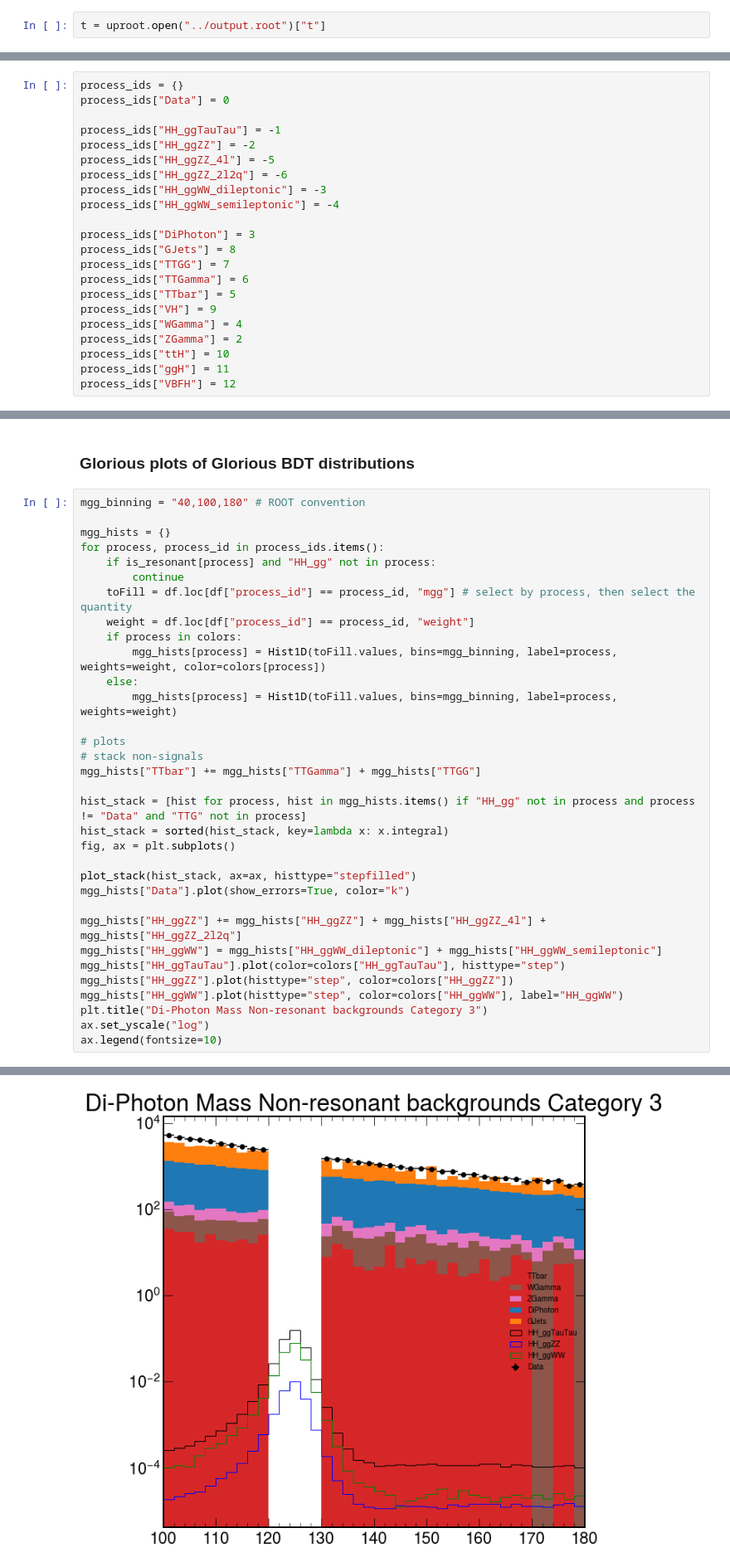
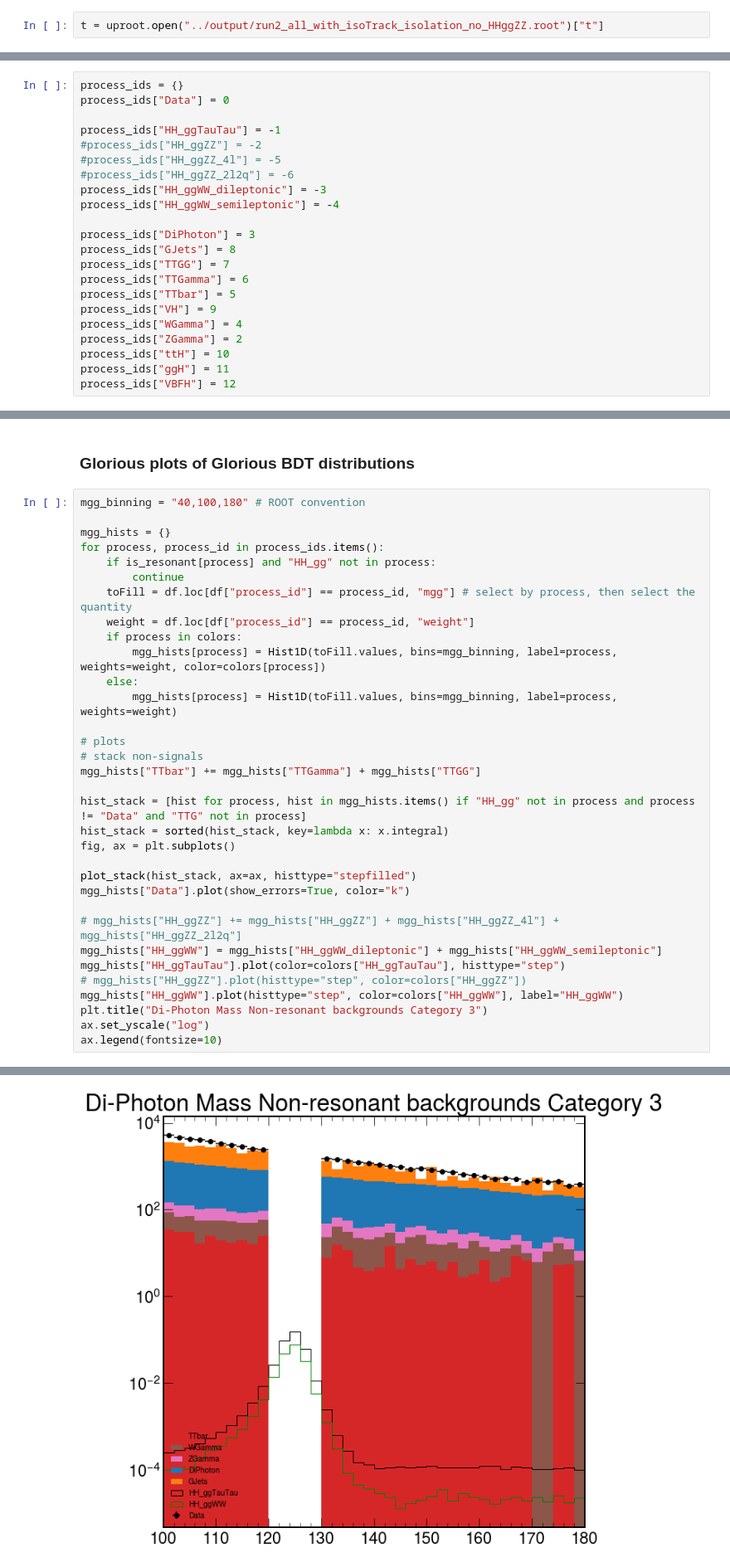
Before and after one commit to bsathian/prototype_looper, a Jupyter notebook: notebooks/Preliminary plots.ipynb, the cells around one changed output, grey strips where cells are left out. Shown at 83% size. Cells and saved outputs as stored; diff of their text form.

```diff
--- a/notebooks/Preliminary plots.ipynb
+++ b/notebooks/Preliminary plots.ipynb
@@ -10,7 +10,7 @@ plt.style.use([hep.style.CMS, hep.style.firamath])
 # %% [output]
 Populating the interactive namespace from numpy and matplotlib
 # %%
-t = uproot.open("../output.root")["t"]
+t = uproot.open("../output/run2_all_with_isoTrack_isolation_no_HHggZZ.root")["t"]
 # %%
 df = t.arrays(library = "pd")
 # %%
@@ -40,9 +42,9 @@ process_ids = {}
 process_ids["Data"] = 0
 
 process_ids["HH_ggTauTau"] = -1
-process_ids["HH_ggZZ"] = -2
-process_ids["HH_ggZZ_4l"] = -5
-process_ids["HH_ggZZ_2l2q"] = -6
+#process_ids["HH_ggZZ"] = -2
+#process_ids["HH_ggZZ_4l"] = -5
+#process_ids["HH_ggZZ_2l2q"] = -6
 process_ids["HH_ggWW_dileptonic"] = -3
 process_ids["HH_ggWW_semileptonic"] = -4
 
@@ -101,36 +103,36 @@ mgg_binning = "40,100,180" # ROOT convention
 mgg_hists = {}
 for process, process_id in process_ids.items():
     if is_resonant[process] and "HH_gg" not in process:
         continue
     toFill = df.loc[df["process_id"] == process_id, "mgg"] # select by process, then select the quantity
     weight = df.loc[df["process_id"] == process_id, "weight"]
     if process in colors:
         mgg_hists[process] = Hist1D(toFill.values, bins=mgg_binning, label=process, weights=weight, color=colors[process])
     else:
         mgg_hists[process] = Hist1D(toFill.values, bins=mgg_binning, label=process, weights=weight)
 
 # plots
 # stack non-signals
 mgg_hists["TTbar"] += mgg_hists["TTGamma"] + mgg_hists["TTGG"]
 
 hist_stack = [hist for process, hist in mgg_hists.items() if "HH_gg" not in process and process != "Data" and "TTG" not in process]
 hist_stack = sorted(hist_stack, key=lambda x: x.integral)
 fig, ax = plt.subplots()
 
 plot_stack(hist_stack, ax=ax, histtype="stepfilled")
 mgg_hists["Data"].plot(show_errors=True, color="k")
 
-mgg_hists["HH_ggZZ"] += mgg_hists["HH_ggZZ"] + mgg_hists["HH_ggZZ_4l"] + mgg_hists["HH_ggZZ_2l2q"]
+# mgg_hists["HH_ggZZ"] += mgg_hists["HH_ggZZ"] + mgg_hists["HH_ggZZ_4l"] + mgg_hists["HH_ggZZ_2l2q"]
 mgg_hists["HH_ggWW"] = mgg_hists["HH_ggWW_dileptonic"] + mgg_hists["HH_ggWW_semileptonic"]
 mgg_hists["HH_ggTauTau"].plot(color=colors["HH_ggTauTau"], histtype="step")
-mgg_hists["HH_ggZZ"].plot(histtype="step", color=colors["HH_ggZZ"])
+# mgg_hists["HH_ggZZ"].plot(histtype="step", color=colors["HH_ggZZ"])
 mgg_hists["HH_ggWW"].plot(histtype="step", color=colors["HH_ggWW"], label="HH_ggWW")
 plt.title("Di-Photon Mass Non-resonant backgrounds Category 3")
 ax.set_yscale("log")
 ax.legend(fontsize=10)
 # %% [output]
 <matplotlib.legend.Legend at 0x...>
-[figure, old version]
+[figure, new version]
 # %%
 mgg_binning = "40,100,180" # ROOT convention
 
```
Also changed, not shown: parts of 54 cells of this notebook, 18 other files.
